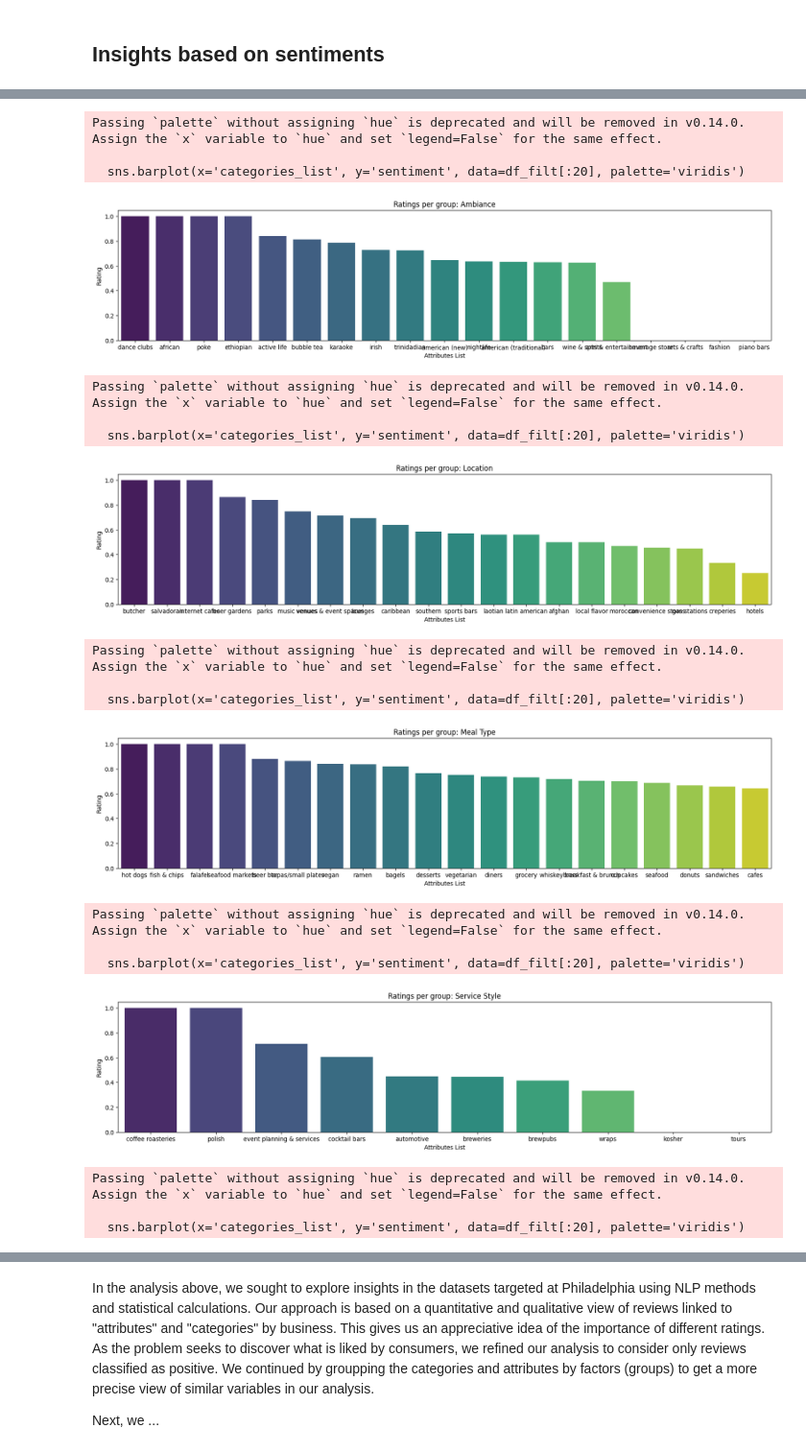
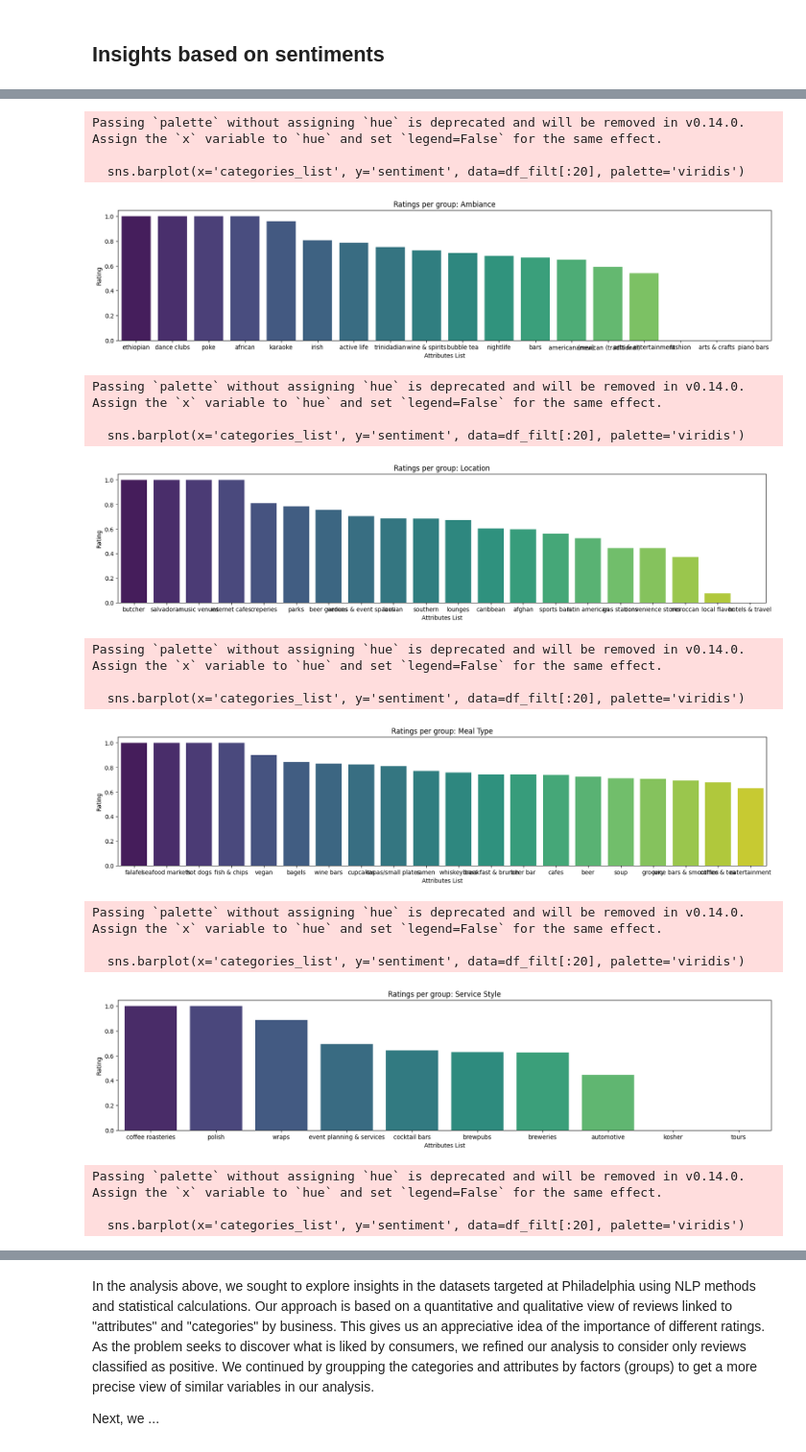
Before and after one commit to Kamiryu/nlp-customer-review-analysis, a Jupyter notebook: task2_clean.ipynb, the cells around one changed output, grey strips where cells are left out. Shown at 96% size. Saved outputs shown, nothing was run; the diff lists cells and outputs as text; code cells hidden in the pictures.

```diff
--- a/task2_clean.ipynb
+++ b/task2_clean.ipynb
@@ -444,7 +417,8 @@ Passing `palette` without assigning `hue` is deprecated and will be removed in v
 # %%
 # Mean rating per category
 mean_ratings["group_attribute"] = mean_ratings["attributes_list"].map(Attribute_groups)
-mean_ratings = mean_ratings.groupby(['group_attribute', 'attributes_list'])['rating'].mean().reset_index()
+mean_ratings = mean_ratings.groupby(["group_attribute", "attributes_list"])["rating"].mean().reset_index()
+mean_ratings = mean_ratings.sort_values(by=["group_attribute", "rating"], ascending=False)
 mean_ratings
 # %% [output]
 |  | group_attribute | attributes_list | rating |
@@ -481,6 +484,19 @@ Passing `palette` without assigning `hue` is deprecated and will be removed in v
 # Compute a mean per category
 categories_individ_df["sentiment"] = categories_individ_df["sentiment"].replace("NEGATIVE", 0)
 categories_individ_df["sentiment"] = categories_individ_df["sentiment"].replace("POSITIVE", 1)
-mean_sent_category = categories_individ_df.groupby(['group_categorie', 'categories_list'])['sentiment'].mean().reset_index()
-mean_sent_category.sort_values(by='sentiment', ascending=False)
+mean_sent_category = categories_individ_df.groupby(["group_categorie", "categories_list"])["sentiment"].mean().reset_index()
+mean_sent_category.sort_values(by="sentiment", ascending=False)
+
+# Barplots per category and sentiment
+for group in mean_sent_category["group_categorie"].unique():
+    df_filt = mean_sent_category[mean_sent_category["group_categorie"] == group]
+    df_filt[["categories_list", "sentiment"]]
+    df_filt = df_filt.sort_values(by=["sentiment"], ascending=False)
+
+    plt.figure(figsize=(20, 4))
+    plt.title(f"Ratings per group: {group}")
+    sns.barplot(x="categories_list", y="sentiment", data=df_filt[:20], palette="viridis")
+    plt.xlabel("Attributes List")
+    plt.ylabel("Rating")
+    plt.show()
 # %% [output]
@@ -500,33 +525,41 @@ mean_sent_category.sort_values(by='sentiment', ascending=False)
 # %%
+# Extend dataframe by replicating obbservation according to "useful" value
+df_useful_category = categories_individ_df.loc[np.repeat(categories_individ_df.index, categories_individ_df["useful"])].reset_index(drop=True)
+
+# Compute a mean per category
+mean_sent_category = df_useful_category.groupby(["group_categorie", "categories_list"])["sentiment"].mean().reset_index()
+mean_sent_category.sort_values(by="sentiment", ascending=False)
+
+
 # Barplots per category and sentiment
-for group in mean_sent_category['group_categorie'].unique():
-    df_filt = mean_sent_category[mean_sent_category['group_categorie'] == group]
-    df_filt[['categories_list', 'sentiment']]
-    df_filt = df_filt.sort_values(by=['sentiment'], ascending=False)
+for group in mean_sent_category["group_categorie"].unique():
+    df_filt = mean_sent_category[mean_sent_category["group_categorie"] == group]
+    df_filt[["categories_list", "sentiment"]]
+    df_filt = df_filt.sort_values(by=["sentiment"], ascending=False)
 
     plt.figure(figsize=(20, 4))
-    plt.title(f'Ratings per group: {group}')
-    sns.barplot(x='categories_list', y='sentiment', data=df_filt[:20], palette='viridis')
-    plt.xlabel('Attributes List')
-    plt.ylabel('Rating')
+    plt.title(f"Ratings per group: {group}")
+    sns.barplot(x="categories_list", y="sentiment", data=df_filt[:20], palette="viridis")
+    plt.xlabel("Attributes List")
+    plt.ylabel("Rating")
     plt.show()
 # %% [output]
 Passing `palette` without assigning `hue` is deprecated and will be removed in v0.14.0. Assign the `x` variable to `hue` and set `legend=False` for the same effect.
 
   sns.barplot(x='categories_list', y='sentiment', data=df_filt[:20], palette='viridis')
-[figure, old version]
+[figure, new version]
 Passing `palette` without assigning `hue` is deprecated and will be removed in v0.14.0. Assign the `x` variable to `hue` and set `legend=False` for the same effect.
 
   sns.barplot(x='categories_list', y='sentiment', data=df_filt[:20], palette='viridis')
-[figure, old version]
+[figure, new version]
 Passing `palette` without assigning `hue` is deprecated and will be removed in v0.14.0. Assign the `x` variable to `hue` and set `legend=False` for the same effect.
 
   sns.barplot(x='categories_list', y='sentiment', data=df_filt[:20], palette='viridis')
-[figure, old version]
+[figure, new version]
 Passing `palette` without assigning `hue` is deprecated and will be removed in v0.14.0. Assign the `x` variable to `hue` and set `legend=False` for the same effect.
 
   sns.barplot(x='categories_list', y='sentiment', data=df_filt[:20], palette='viridis')
-[figure, old version]
+[figure, new version]
 Passing `palette` without assigning `hue` is deprecated and will be removed in v0.14.0. Assign the `x` variable to `hue` and set `legend=False` for the same effect.
 
   sns.barplot(x='categories_list', y='sentiment', data=df_filt[:20], palette='viridis')
```
Also changed, not shown: parts of 33 cells of this notebook.
